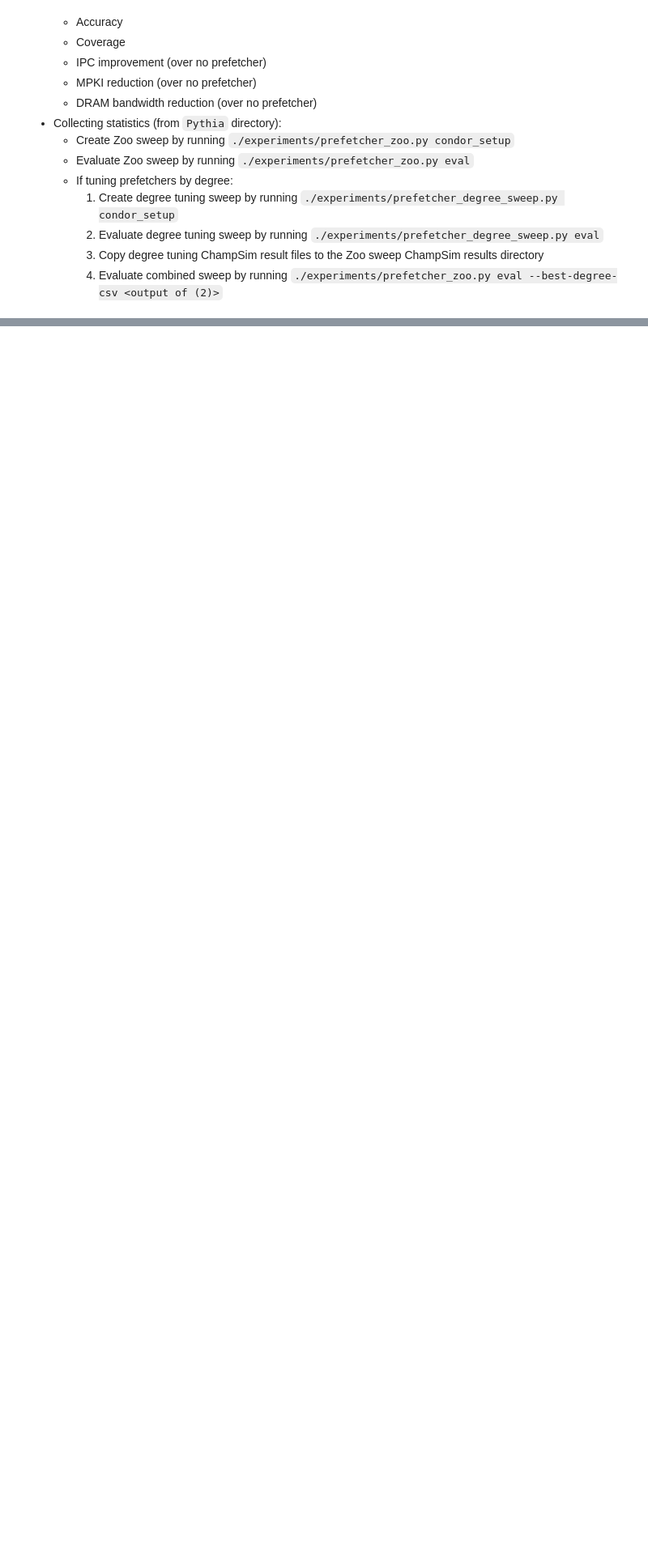
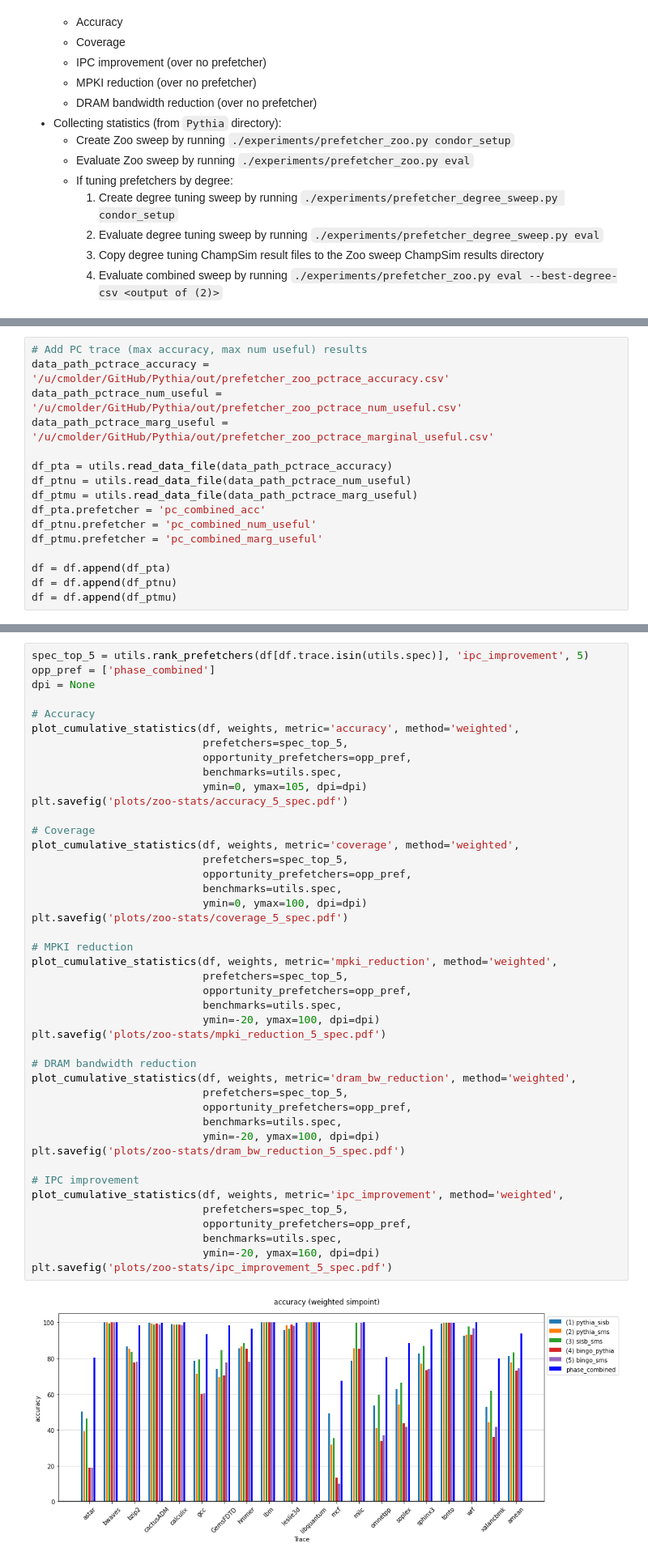
Before and after one commit to cmolder/prefetcher-zoo-analysis, a Jupyter notebook: 20220327-zoo-stats.ipynb, the cells around one changed output, grey strips where cells are left out. Shown: that part at 81% size. Drawn from its saved outputs; the diff is of its cells as text; blank space fills up the shorter version.

Commit message:
Improved plots

```diff
--- a/20220327-zoo-stats.ipynb
+++ b/20220327-zoo-stats.ipynb
@@ -338,0 +38,16 @@ plt.savefig('plots/zoo-stats/mpki_reduction_single_spec.pdf')
+# %%
+# Add PC trace (max accuracy, max num useful) results
+data_path_pctrace_accuracy = '/u/cmolder/GitHub/Pythia/out/prefetcher_zoo_pctrace_accuracy.csv'
+data_path_pctrace_num_useful = '/u/cmolder/GitHub/Pythia/out/prefetcher_zoo_pctrace_num_useful.csv'
+data_path_pctrace_marg_useful = '/u/cmolder/GitHub/Pythia/out/prefetcher_zoo_pctrace_marginal_useful.csv'
+
+df_pta = utils.read_data_file(data_path_pctrace_accuracy)
+df_ptnu = utils.read_data_file(data_path_pctrace_num_useful)
+df_ptmu = utils.read_data_file(data_path_pctrace_marg_useful)
+df_pta.prefetcher = 'pc_combined_acc'
+df_ptnu.prefetcher = 'pc_combined_num_useful'
+df_ptmu.prefetcher = 'pc_combined_marg_useful'
+
+df = df.append(df_pta)
+df = df.append(df_ptnu)
+df = df.append(df_ptmu)
@@ -338,0 +168,46 @@ plt.savefig('plots/zoo-stats/mpki_reduction_single_spec.pdf')
+# %%
+spec_top_5 = utils.rank_prefetchers(df[df.trace.isin(utils.spec)], 'ipc_improvement', 5)
+opp_pref = ['phase_combined']
+dpi = None
+
+# Accuracy
+plot_cumulative_statistics(df, weights, metric='accuracy', method='weighted',
+                           prefetchers=spec_top_5,
+                           opportunity_prefetchers=opp_pref,
+                           benchmarks=utils.spec,
+                           ymin=0, ymax=105, dpi=dpi)
+plt.savefig('plots/zoo-stats/accuracy_5_spec.pdf')
+
+# Coverage
+plot_cumulative_statistics(df, weights, metric='coverage', method='weighted',
+                           prefetchers=spec_top_5,
+                           opportunity_prefetchers=opp_pref,
+                           benchmarks=utils.spec,
+                           ymin=0, ymax=100, dpi=dpi)
+plt.savefig('plots/zoo-stats/coverage_5_spec.pdf')
+
+# MPKI reduction
+plot_cumulative_statistics(df, weights, metric='mpki_reduction', method='weighted',
+                           prefetchers=spec_top_5,
+                           opportunity_prefetchers=opp_pref,
+                           benchmarks=utils.spec,
+                           ymin=-20, ymax=100, dpi=dpi)
+plt.savefig('plots/zoo-stats/mpki_reduction_5_spec.pdf')
+
+# DRAM bandwidth reduction
+plot_cumulative_statistics(df, weights, metric='dram_bw_reduction', method='weighted',
+                           prefetchers=spec_top_5,
+                           opportunity_prefetchers=opp_pref,
+                           benchmarks=utils.spec,
+                           ymin=-20, ymax=100, dpi=dpi)
+plt.savefig('plots/zoo-stats/dram_bw_reduction_5_spec.pdf')
+
+# IPC improvement
+plot_cumulative_statistics(df, weights, metric='ipc_improvement', method='weighted',
+                           prefetchers=spec_top_5,
+                           opportunity_prefetchers=opp_pref,
+                           benchmarks=utils.spec,
+                           ymin=-20, ymax=160, dpi=dpi)
+plt.savefig('plots/zoo-stats/ipc_improvement_5_spec.pdf')
+# %% [output]
+[figure, added]
```
Also changed, not shown: parts of 59 cells of this notebook, 3 other files.
